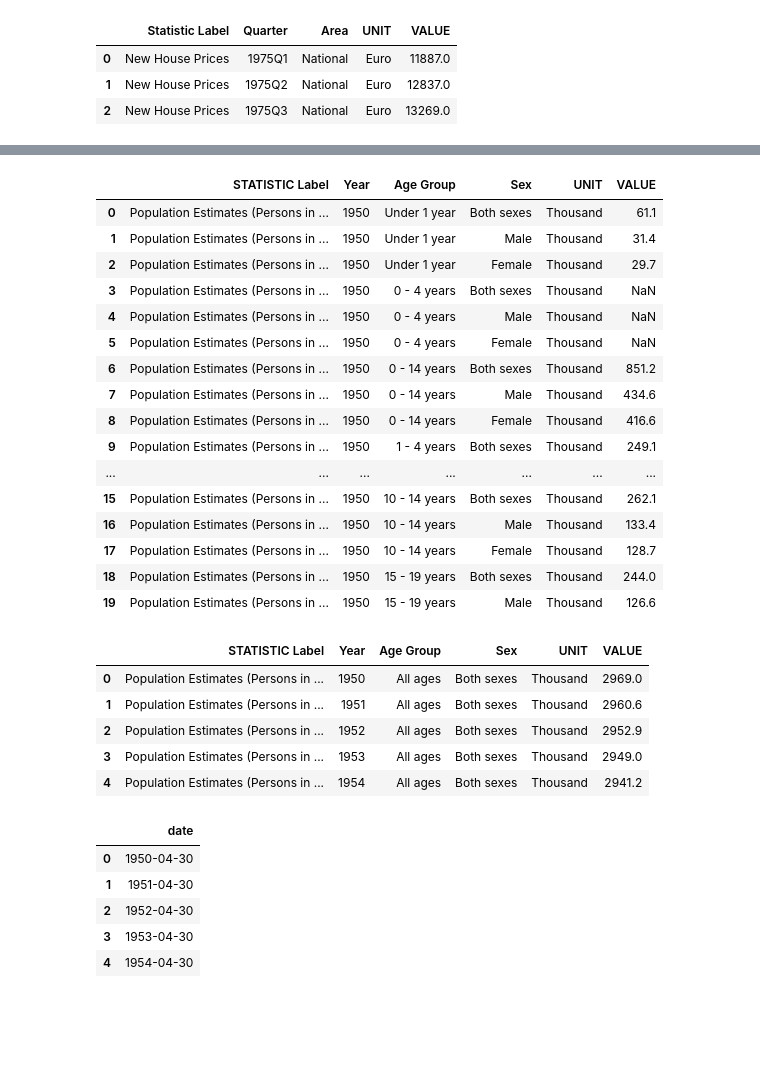
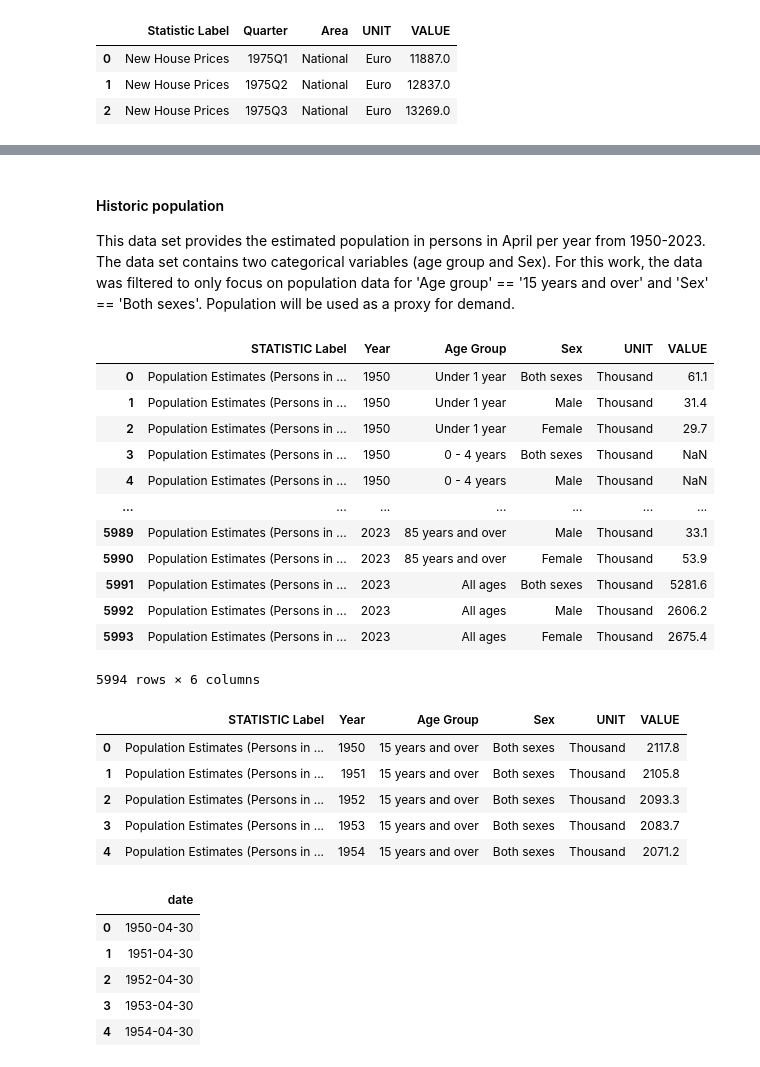
Before and after one commit to shanekeenan/prog_data_analysis, a Jupyter notebook: project1/project1.ipynb, the cells around one changed output, grey strips where cells are left out. Drawn from its saved outputs; the diff is of its cells as text; code cells hidden in the pictures; blank space fills up the shorter version.

```diff
--- a/project1/project1.ipynb
+++ b/project1/project1.ipynb
@@ -247,33 +252,35 @@ Text(0, 0.5, 'Interest rates [%]')
+# %% [markdown]
+#### Historic population
+This data set provides the estimated population in persons in April per year from 1950-2023. The data set contains two categorical variables (age group and Sex). For this work, the data was filtered to only focus on population data for 'Age group' == '15 years and over' and 'Sex' == 'Both sexes'.
+Population will be used as a proxy for demand.
 # %%
 real_pop = pd.read_csv('C:\\Users\shane\\Desktop\\HDip in Data Analytics\\Semester 2\\Programming for Data Analysis\\prog_data_analysis\\project1\\population.csv')
-real_pop.head(20)
+#real_pop['Age Group'].value_counts()
+#real_pop['Sex'].value_counts()
+real_pop
 # %% [output]
 |  | STATISTIC Label | Year | Age Group | Sex | UNIT | VALUE |
 | 0 | Population Estimates (Persons in ... | 1950 | Under 1 year | Both sexes | Thousand | 61.1 |
 | 1 | Population Estimates (Persons in ... | 1950 | Under 1 year | Male | Thousand | 31.4 |
 | 2 | Population Estimates (Persons in ... | 1950 | Under 1 year | Female | Thousand | 29.7 |
 | 3 | Population Estimates (Persons in ... | 1950 | 0 - 4 years | Both sexes | Thousand | NaN |
 | 4 | Population Estimates (Persons in ... | 1950 | 0 - 4 years | Male | Thousand | NaN |
-| 5 | Population Estimates (Persons in ... | 1950 | 0 - 4 years | Female | Thousand | NaN |
-| 6 | Population Estimates (Persons in ... | 1950 | 0 - 14 years | Both sexes | Thousand | 851.2 |
-| 7 | Population Estimates (Persons in ... | 1950 | 0 - 14 years | Male | Thousand | 434.6 |
-| 8 | Population Estimates (Persons in ... | 1950 | 0 - 14 years | Female | Thousand | 416.6 |
-| 9 | Population Estimates (Persons in ... | 1950 | 1 - 4 years | Both sexes | Thousand | 249.1 |
 | ... | ... | ... | ... | ... | ... | ... |
-| 15 | Population Estimates (Persons in ... | 1950 | 10 - 14 years | Both sexes | Thousand | 262.1 |
-| 16 | Population Estimates (Persons in ... | 1950 | 10 - 14 years | Male | Thousand | 133.4 |
-| 17 | Population Estimates (Persons in ... | 1950 | 10 - 14 years | Female | Thousand | 128.7 |
-| 18 | Population Estimates (Persons in ... | 1950 | 15 - 19 years | Both sexes | Thousand | 244.0 |
-| 19 | Population Estimates (Persons in ... | 1950 | 15 - 19 years | Male | Thousand | 126.6 |
+| 5989 | Population Estimates (Persons in ... | 2023 | 85 years and over | Male | Thousand | 33.1 |
+| 5990 | Population Estimates (Persons in ... | 2023 | 85 years and over | Female | Thousand | 53.9 |
+| 5991 | Population Estimates (Persons in ... | 2023 | All ages | Both sexes | Thousand | 5281.6 |
+| 5992 | Population Estimates (Persons in ... | 2023 | All ages | Male | Thousand | 2606.2 |
+| 5993 | Population Estimates (Persons in ... | 2023 | All ages | Female | Thousand | 2675.4 |
+5994 rows × 6 columns
 # %%
-real_pop_filtered = real_pop.loc[(real_pop['Age Group'] == 'All ages') & (real_pop['Sex'] == 'Both sexes')]
+real_pop_filtered = real_pop.loc[(real_pop['Age Group'] == '15 years and over') & (real_pop['Sex'] == 'Both sexes')]
 real_pop_filtered1 = real_pop_filtered.reset_index(drop=True) # reset the index for the filtered data
 real_pop_filtered1.head()
 # %% [output]
 |  | STATISTIC Label | Year | Age Group | Sex | UNIT | VALUE |
-| 0 | Population Estimates (Persons in ... | 1950 | All ages | Both sexes | Thousand | 2969.0 |
-| 1 | Population Estimates (Persons in ... | 1951 | All ages | Both sexes | Thousand | 2960.6 |
-| 2 | Population Estimates (Persons in ... | 1952 | All ages | Both sexes | Thousand | 2952.9 |
-| 3 | Population Estimates (Persons in ... | 1953 | All ages | Both sexes | Thousand | 2949.0 |
-| 4 | Population Estimates (Persons in ... | 1954 | All ages | Both sexes | Thousand | 2941.2 |
+| 0 | Population Estimates (Persons in ... | 1950 | 15 years and over | Both sexes | Thousand | 2117.8 |
+| 1 | Population Estimates (Persons in ... | 1951 | 15 years and over | Both sexes | Thousand | 2105.8 |
+| 2 | Population Estimates (Persons in ... | 1952 | 15 years and over | Both sexes | Thousand | 2093.3 |
+| 3 | Population Estimates (Persons in ... | 1953 | 15 years and over | Both sexes | Thousand | 2083.7 |
+| 4 | Population Estimates (Persons in ... | 1954 | 15 years and over | Both sexes | Thousand | 2071.2 |
 # %%
```
Also changed, not shown: parts of 23 cells of this notebook.
